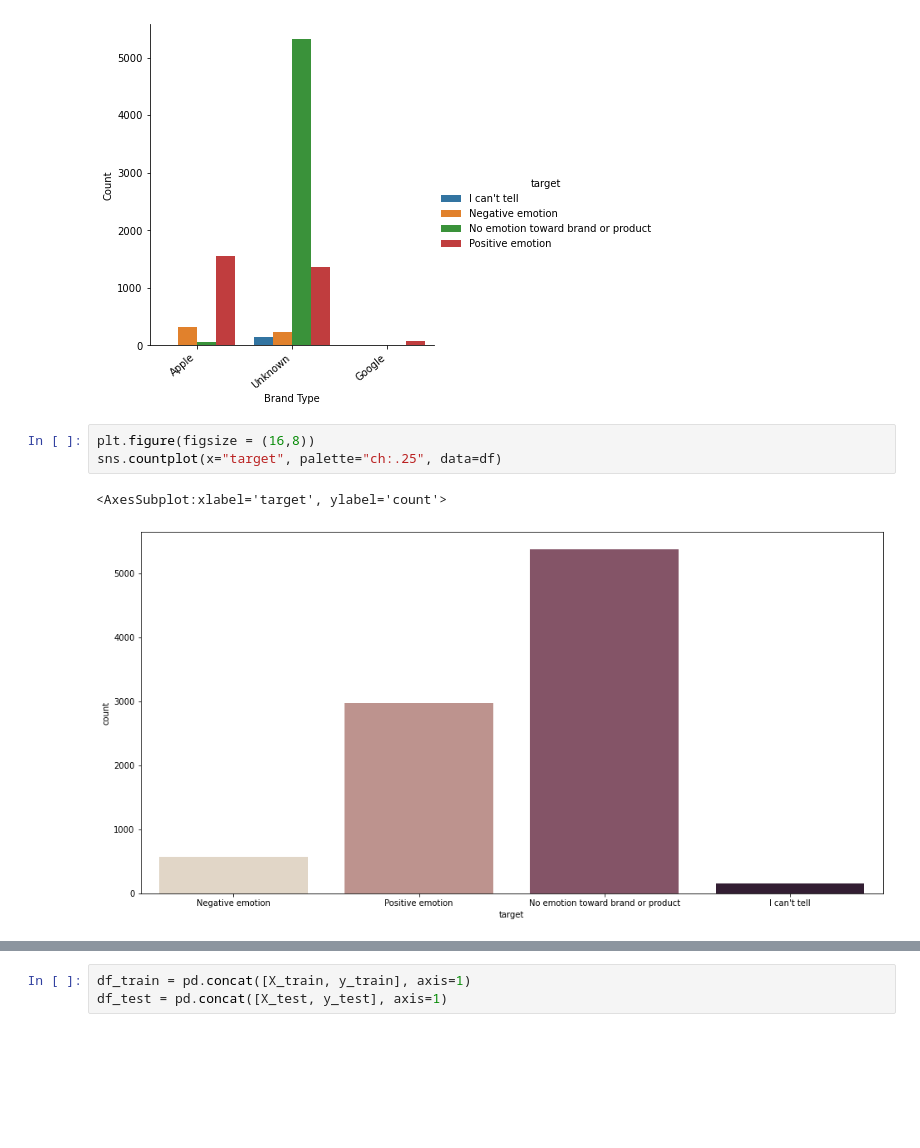
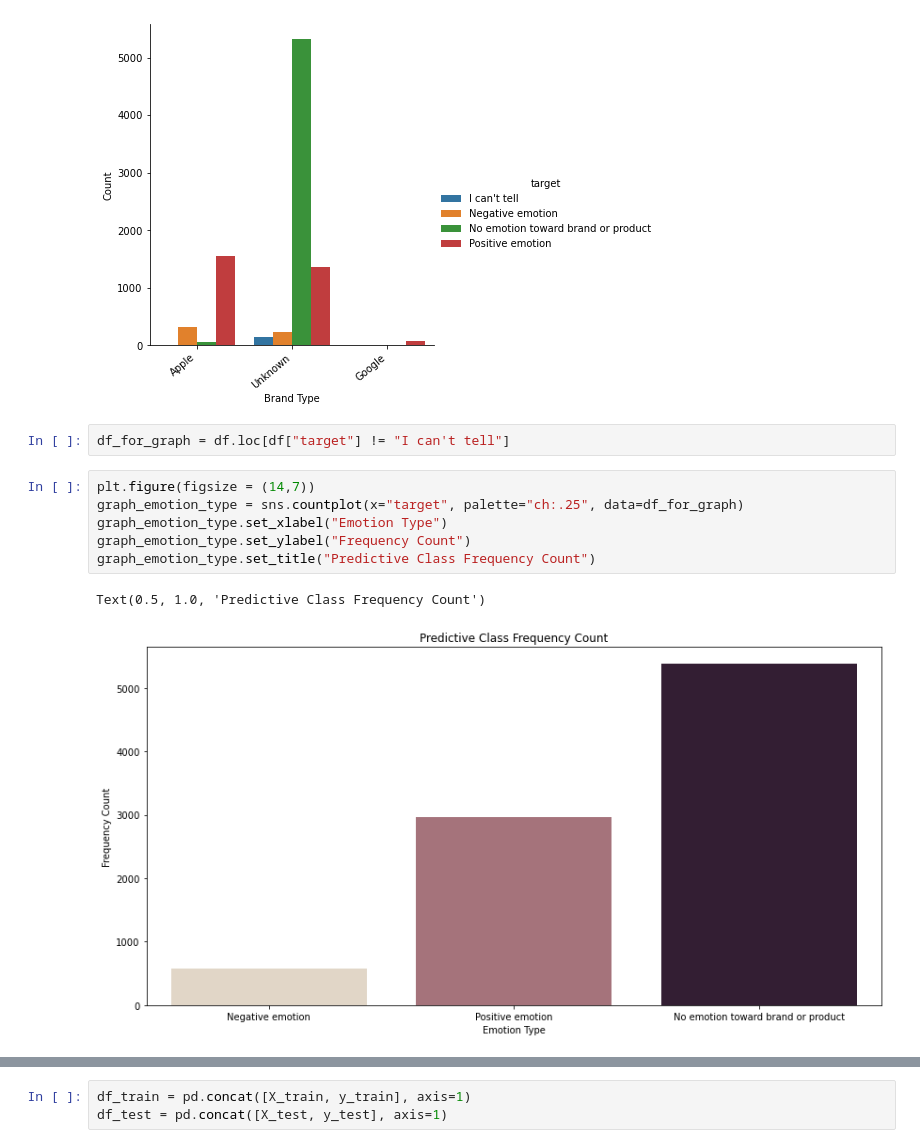
Before and after one commit to raylinsoriano/NLP_project, a Jupyter notebook: Individual Notebooks/Allison's Notebook.ipynb, the cells around one changed output, grey strips where cells are left out. Drawn from its saved outputs; the diff is of its cells as text; blank space fills up the shorter version.

```diff
--- a/Individual Notebooks/Allison's Notebook.ipynb
+++ b/Individual Notebooks/Allison's Notebook.ipynb
@@ -174,9 +190,14 @@ plt.show()
 # %% [output]
 <Figure size 11520x5760 with 0 Axes>
 [figure]
+# %%
+df_for_graph = df.loc[df["target"] != "I can't tell"]
 # %%
-plt.figure(figsize = (16,8))
-sns.countplot(x="target", palette="ch:.25", data=df)
+plt.figure(figsize = (14,7))
+graph_emotion_type = sns.countplot(x="target", palette="ch:.25", data=df_for_graph)
+graph_emotion_type.set_xlabel("Emotion Type")
+graph_emotion_type.set_ylabel("Frequency Count")
+graph_emotion_type.set_title("Predictive Class Frequency Count")
 # %% [output]
-<AxesSubplot:xlabel='target', ylabel='count'>
+Text(0.5, 1.0, 'Predictive Class Frequency Count')
-[figure, old version]
+[figure, new version]
```
Also changed, not shown: parts of 84 cells of this notebook.
